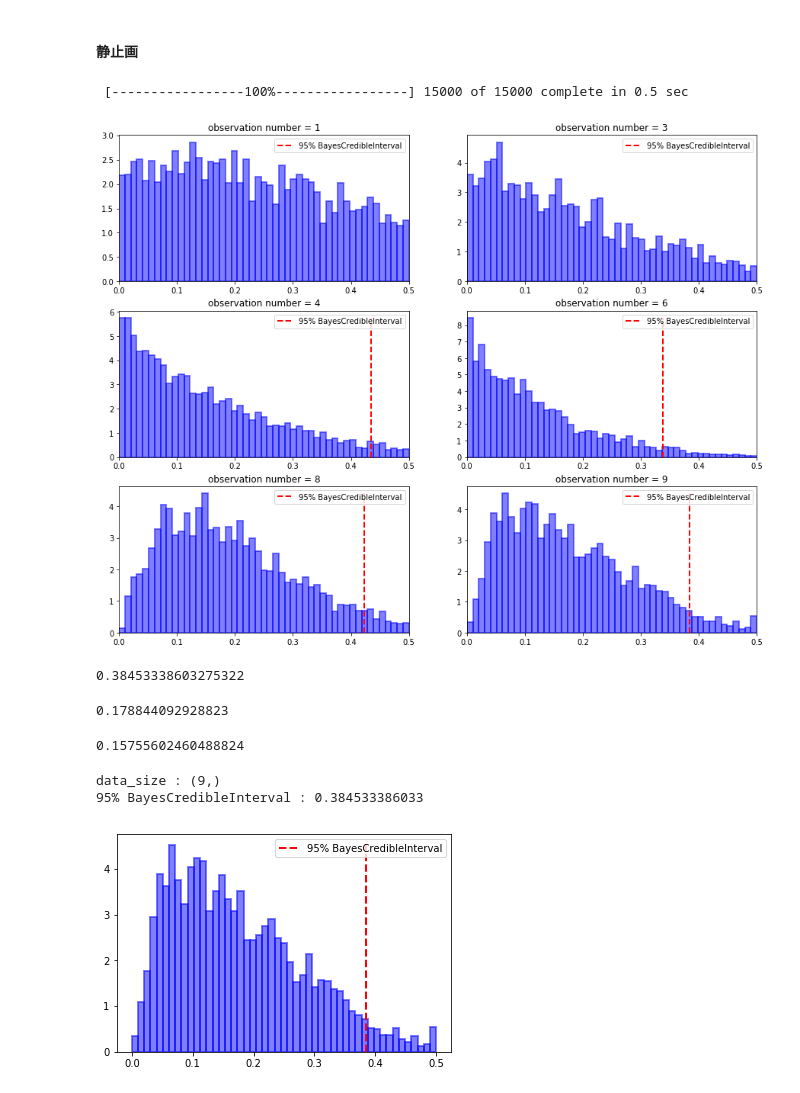
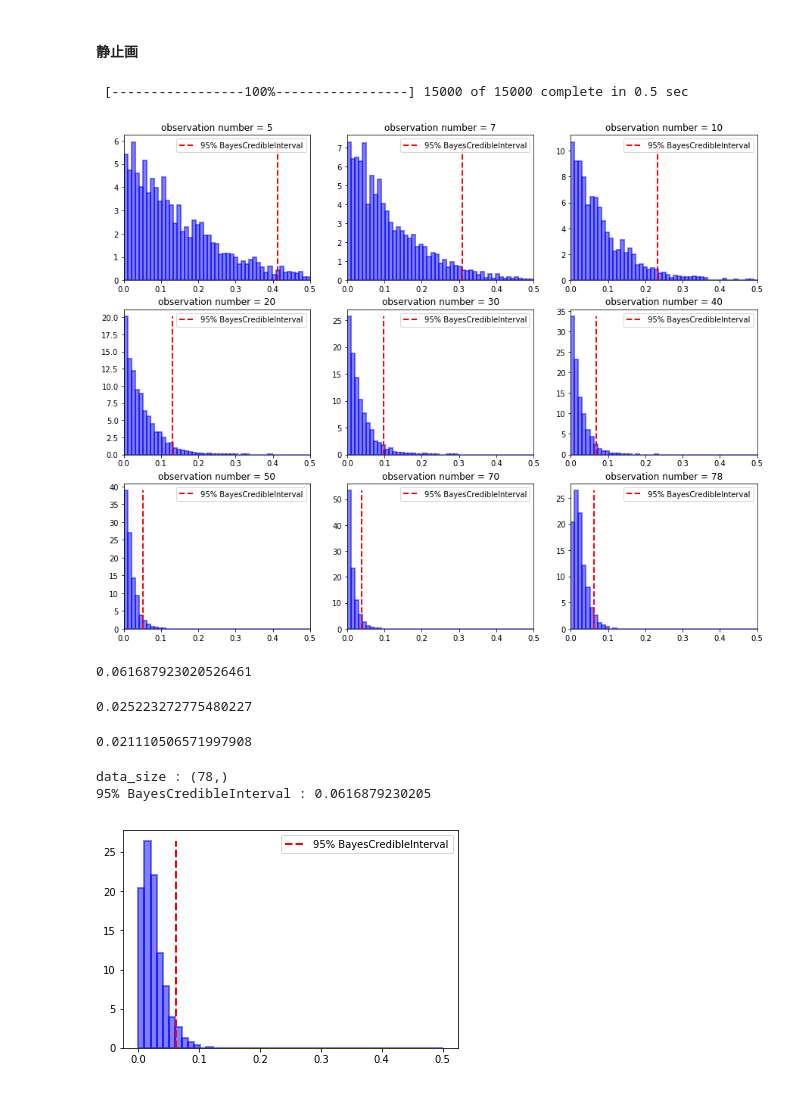
Before and after one commit to tok41/choco-ball-statistics, a Jupyter notebook: analysis/estimate-engel-rate.ipynb, the cells around one changed output. Saved outputs shown, nothing was run; the diff lists cells and outputs as text; code cells hidden in the pictures.

```diff
--- a/analysis/estimate-engel-rate.ipynb
+++ b/analysis/estimate-engel-rate.ipynb
@@ -40,5 +40,5 @@ def get_data(db_file='../data/choco-ball.db', table_name='measurement', filter_s
     print 'Shape of MeasurementData(record_num, n_columns) : {}'.format(data.shape)
     return data
 #data = get_data(filter_str='taste=0')
-data = get_data(filter_str='campaign is not 1')
+data = get_data(filter_str='campaign is 1')
 # %% [output]
@@ -55,0 +49,11 @@ angel rate(freq):0.111
+# %%
+# 最尤推定量
+## 金のエンゼル
+data_angel_g = np.array([1 if a==2 else 0 for a in data['angel'].values])
+p_MLE_g = np.mean(data_angel_g)
+## 銀のエンゼル
+data_angel_s = np.array([1 if a==1 else 0 for a in data['angel'].values])
+p_MLE_s = np.mean(data_angel_s)
+
+print 'gold angel rate(freq):%.3f'%(p_MLE_g)
+print 'silver angel rate(freq):%.3f'%(p_MLE_s)
@@ -81,7 +88,7 @@ def getMCMCResult(data, n_sample=15000, n_burn=5000):
 
     return mcmc.trace('p')[:]
 
-p_trace = getMCMCResult(data_angel)
+p_trace = getMCMCResult(data_angel_g)
 ret = plt.hist(p_trace, bins=np.linspace(0, 0.5, 50), normed=True,
                color="#0000FF", alpha=0.5, edgecolor="#0000FF", lw=2)
 N = len(p_trace)
@@ -91,6 +98,6 @@ plt.vlines(x=bci, ymin=0, ymax=ret[0].max(), label='95% BayesCredibleInterval',
 plt.legend()
 plt.savefig('fig/estimate_angel_rate_49.png')
 
-print("data_size : {}".format(data_angel.shape))
+print("data_size : {}".format(data_angel_g.shape))
 print("95% BayesCredibleInterval : {}".format(bci))
 # %% [output]
@@ -104,39 +111,39 @@ print("95% BayesCredibleInterval : {}".format(bci))
 # %%
 plt.figure(figsize=(15, 12))
 
 #n_list = [2, 5, 10, 20, 30, 43]
-n_list = [1, 3, 4, 6, 8, 9]
+n_list = [5, 7, 10, 20, 30, 40, 50, 70, 78]
 cnt=0
 
 for n in n_list:
     cnt+=1
-    plt.subplot(3,2,cnt)
-    p_trace = getMCMCResult(data_angel[:n])
+    plt.subplot(3,3,cnt)
+    p_trace = getMCMCResult(data_angel_g[:n])
     ret = plt.hist(p_trace, bins=np.linspace(0, 0.5, 50), normed=True,
                    color="#0000FF", alpha=0.5, edgecolor="#0000FF", lw=2)
     plt.xlim([0, 0.5])
     N = len(p_trace)
     bci = np.sort(p_trace)[int(N*0.95)]
     plt.vlines(x=bci, ymin=0, ymax=ret[0].max(), label='95% BayesCredibleInterval',
                color='red', linestyles='--', linewidths=2)
     plt.legend()
     plt.title('observation number = %d'%n)
 #plt.savefig('fig/estimate_angel_rate_silver_20171224.png')
 # %% [output]
  [-----------------100%-----------------] 15000 of 15000 complete in 0.5 sec
-[figure, old version]
+[figure, new version]
 # %%
 bci
 # %% [output]
-0.38453338603275322
+0.061687923020526461
 # %%
 p_trace.mean()
 # %% [output]
-0.178844092928823
+0.025223272775480227
 # %%
 np.median(p_trace)
 # %% [output]
-0.15755602460488824
+0.021110506571997908
 # %%
 ret = plt.hist(p_trace, bins=np.linspace(0, 0.5, 50), normed=True,
                color="#0000FF", alpha=0.5, edgecolor="#0000FF", lw=2)
@@ -147,9 +154,9 @@ plt.vlines(x=bci, ymin=0, ymax=ret[0].max(), label='95% BayesCredibleInterval',
 plt.legend()
 plt.savefig('fig/estimate_angel_rate_silver_9.png')
 
-print("data_size : {}".format(data_angel.shape))
+print("data_size : {}".format(data_angel_g.shape))
 print("95% BayesCredibleInterval : {}".format(bci))
 # %% [output]
-data_size : (9,)
-95% BayesCredibleInterval : 0.384533386033
+data_size : (78,)
+95% BayesCredibleInterval : 0.0616879230205
-[figure, old version]
+[figure, new version]
```
Also changed, not shown: parts of 4 cells of this notebook.
